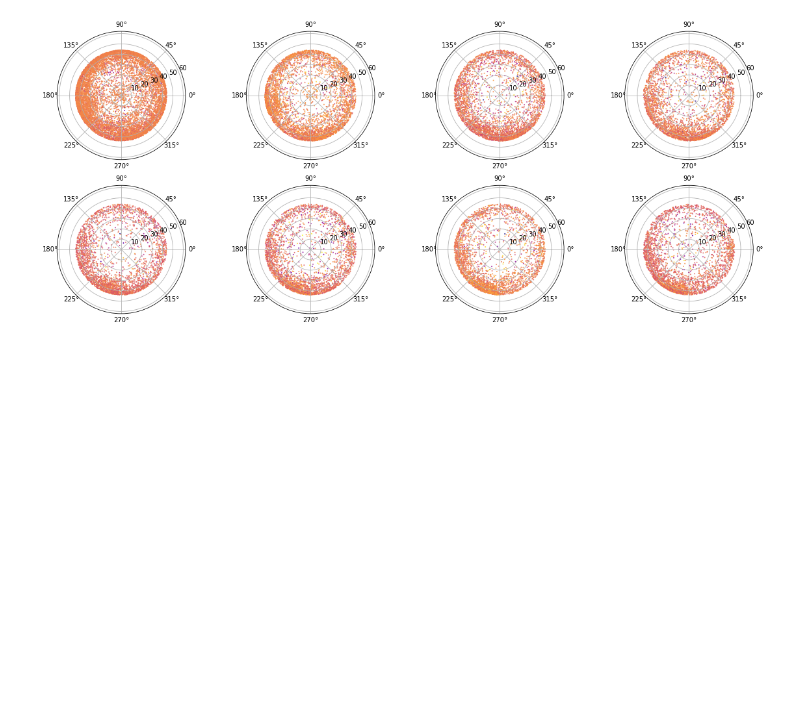
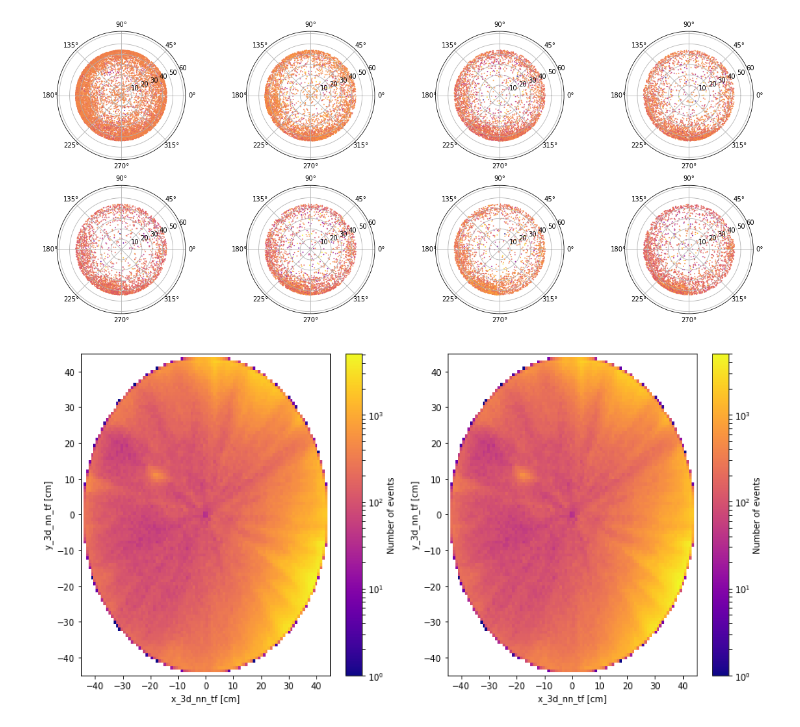
Before and after one commit to GiovanniVolta/CS2-AFT-SR2, a Jupyter notebook: notebook/CS2_AFT_6.10.1_comparison_before18836.ipynb, the cells around one changed output. Drawn from its saved outputs; the diff is of its cells as text; code cells hidden in the pictures; blank space fills up the shorter version.

Commit message:
xy acceptance added

```diff
--- a/notebook/CS2_AFT_6.10.1_comparison_before18836.ipynb
+++ b/notebook/CS2_AFT_6.10.1_comparison_before18836.ipynb
@@ -813,3 +813,31 @@ c8 = ax8.scatter(z8_xy['theta_3d_nn_tf'], z8_xy['r_3d_nn_tf'], c=z8_xy['cs2_aft_
 # %% [output]
 Unnamed selection: 3236069 rows removed (1.08% passed)
 [figure]
+# %%
+plt.figure(figsize=(12,6))
+plt.subplot(121)
+hist_data, x_data, y_data, image_data = plt.hist2d(DataNG_maps['x_3d_nn_tf'],
+                                                   DataNG_maps['y_3d_nn_tf'],
+                                                   bins=(100,100),
+                                                   range=((-45, +45), (-45, +45)),
+                                                   cmap=plt.cm.plasma, norm=matplotlib.colors.LogNorm(),
+                                                   cmin = 1,alpha = 1)
+plt.xlabel('x_3d_nn_tf [cm]')
+plt.ylabel('y_3d_nn_tf [cm]')
+plt.colorbar(label='Number of events')
+
+plt.subplot(122)
+hist_cut, x_cut, y_cut, image_cut = plt.hist2d(cut_2['x_3d_nn_tf'],
+                                               cut_2['y_3d_nn_tf'],
+                                               bins=(100,100),
+                                               range=((-45, +45), (-45, +45)),
+                                               cmap=plt.cm.plasma, norm=matplotlib.colors.LogNorm(),
+                                               cmin = 1,alpha = 1)
+plt.xlabel('x_3d_nn_tf [cm]')
+plt.ylabel('y_3d_nn_tf [cm]')
+plt.colorbar(label='Number of events')
+plt.tight_layout()
+
+Acceptance_xy = hist_cut/hist_data
+# %% [output]
+[figure, added]
```
Also changed, not shown: parts of 10 cells of this notebook.
